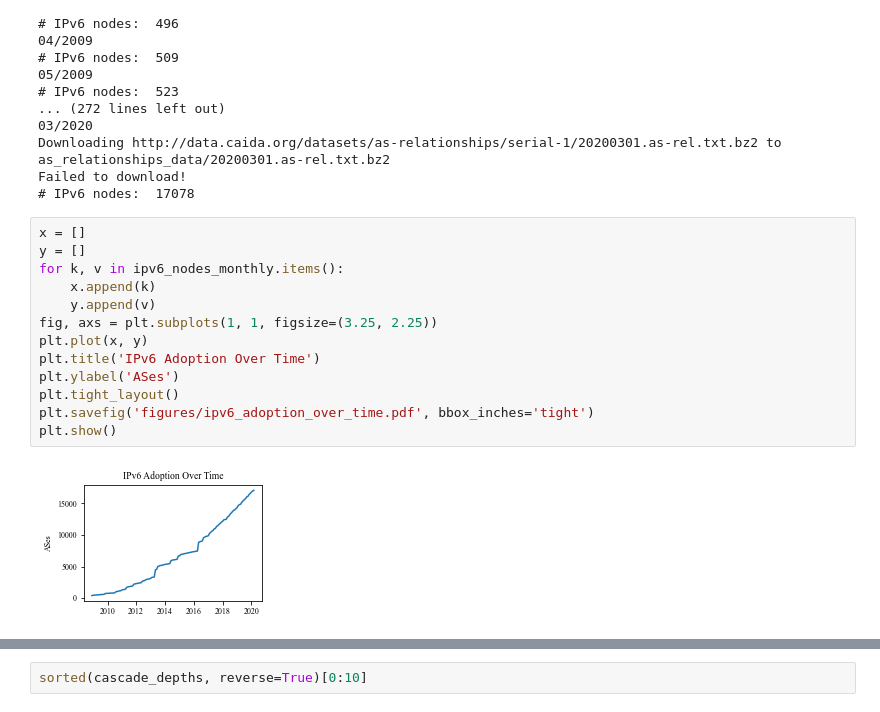
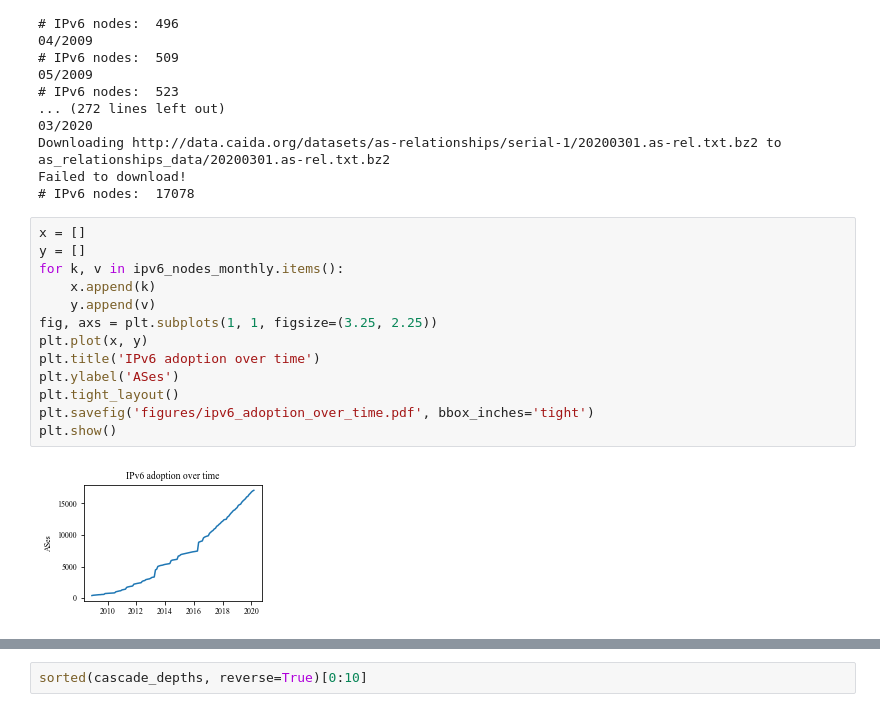
Before and after one commit to leslierice1/15744_project_ipv6_cascades, a Jupyter notebook: cascade-experiments.ipynb, the cells around one changed output, grey strips where cells are left out. Saved outputs shown, nothing was run; the diff lists cells and outputs as text.

```diff
--- a/cascade-experiments.ipynb
+++ b/cascade-experiments.ipynb
@@ -42,15 +56,15 @@ Failed to download!
 # %%
 x = []
 y = []
 for k, v in ipv6_nodes_monthly.items():
     x.append(k)
     y.append(v)
 fig, axs = plt.subplots(1, 1, figsize=(3.25, 2.25))
 plt.plot(x, y)
-plt.title('IPv6 Adoption Over Time')
+plt.title('IPv6 adoption over time')
 plt.ylabel('ASes')
 plt.tight_layout()
 plt.savefig('figures/ipv6_adoption_over_time.pdf', bbox_inches='tight')
 plt.show()
 # %% [output]
-[figure, old version]
+[figure, new version]
```
Also changed, not shown: parts of 16 cells of this notebook, 8 other files.
